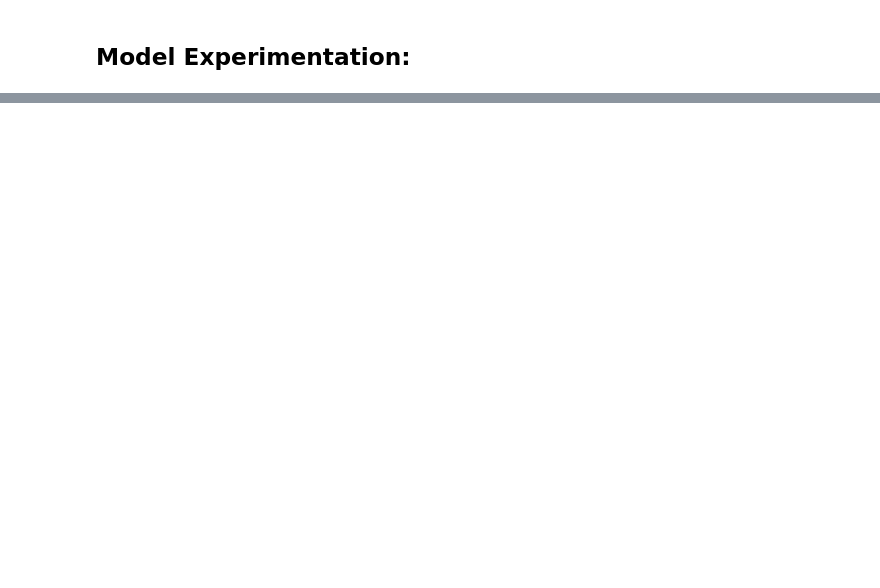
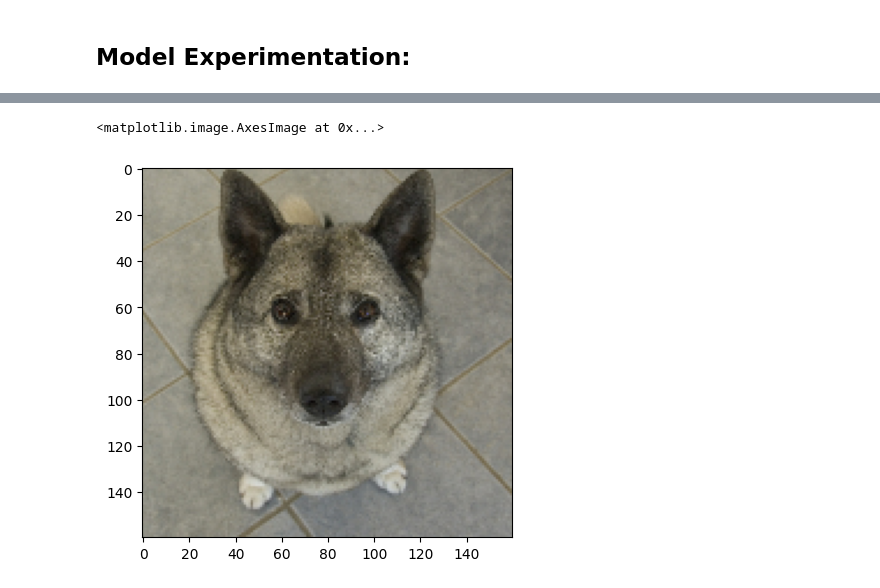
Before and after one commit to Yug-Oswal/imagenet-imagecoloring, a Jupyter notebook: imagecolor-init.ipynb, the cells around one changed output, grey strips where cells are left out. Saved outputs shown, nothing was run; the diff lists cells and outputs as text; code cells hidden in the pictures; blank space fills up the shorter version.

```diff
--- a/imagecolor-init.ipynb
+++ b/imagecolor-init.ipynb
@@ -187,0 +198,5 @@ _________________________________________________________________
+# %%
+plt.imshow((batch[1][0] + 1) / 2)
+# %% [output]
+<matplotlib.image.AxesImage at 0x...>
+[figure, added]
```
Also changed, not shown: parts of 14 cells of this notebook.
